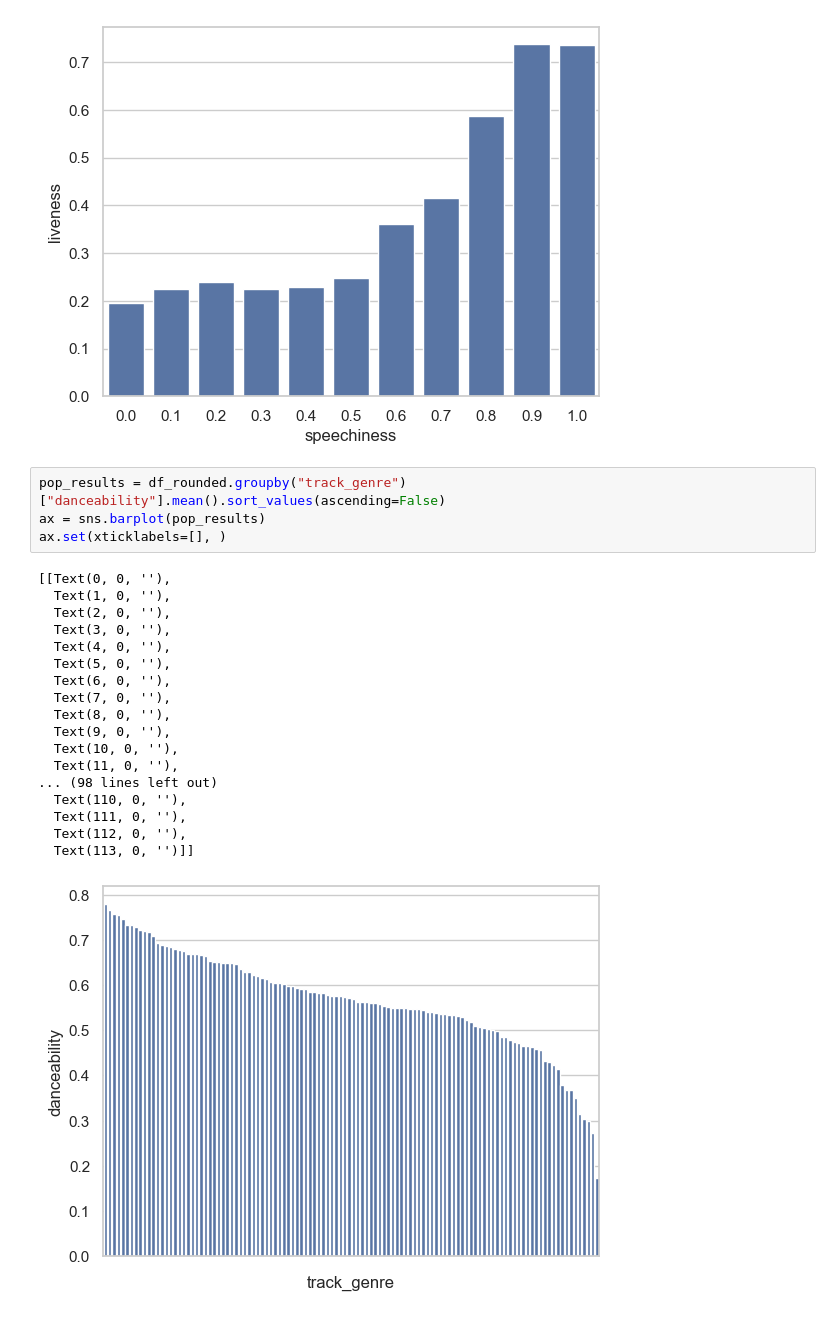
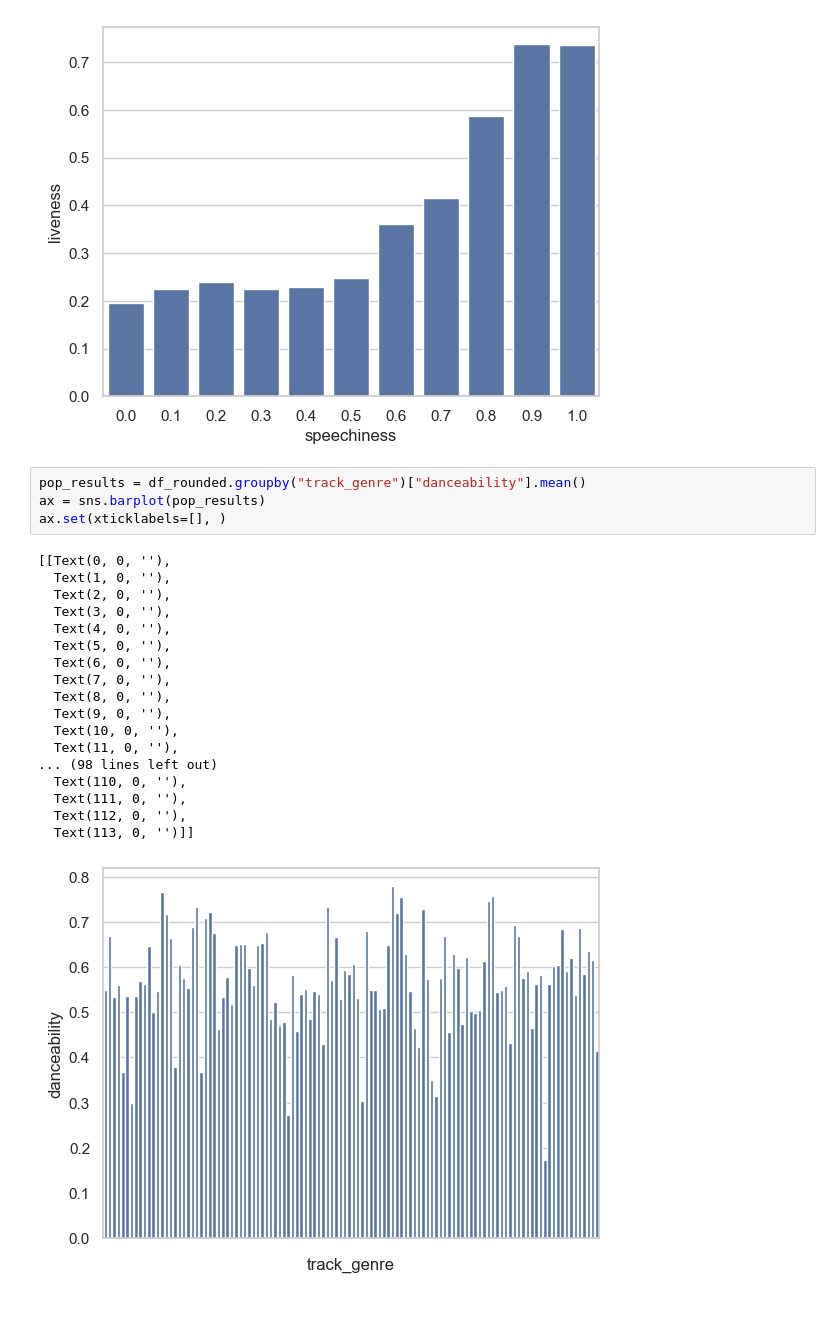
Before and after one commit to Khai189/SpotifyRecommender, a Jupyter notebook: TrainingData/DataVisualization.ipynb, the cells around one changed output. Drawn from its saved outputs; the diff is of its cells as text.

```diff
--- a/TrainingData/DataVisualization.ipynb
+++ b/TrainingData/DataVisualization.ipynb
@@ -132,25 +119,25 @@ sns.barplot(results)
 <Axes: xlabel='speechiness', ylabel='liveness'>
 [figure]
 # %%
-pop_results = df_rounded.groupby("track_genre")["danceability"].mean().sort_values(ascending=False)
+pop_results = df_rounded.groupby("track_genre")["danceability"].mean()
 ax = sns.barplot(pop_results)
 ax.set(xticklabels=[], )
 # %% [output]
 [[Text(0, 0, ''),
   Text(1, 0, ''),
   Text(2, 0, ''),
   Text(3, 0, ''),
   Text(4, 0, ''),
   Text(5, 0, ''),
   Text(6, 0, ''),
   Text(7, 0, ''),
   Text(8, 0, ''),
   Text(9, 0, ''),
   Text(10, 0, ''),
   Text(11, 0, ''),
 ... (98 lines left out)
   Text(110, 0, ''),
   Text(111, 0, ''),
   Text(112, 0, ''),
   Text(113, 0, '')]]
-[figure, old version]
+[figure, new version]
```
Also changed, not shown: parts of 7 cells of this notebook.
